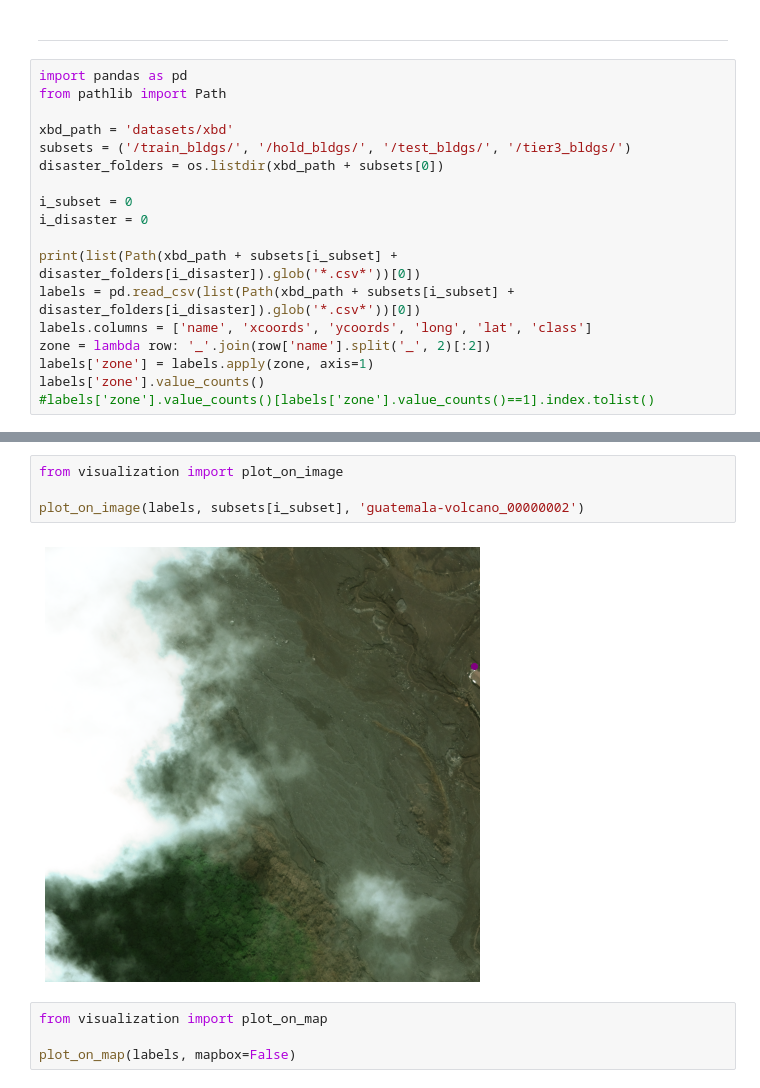
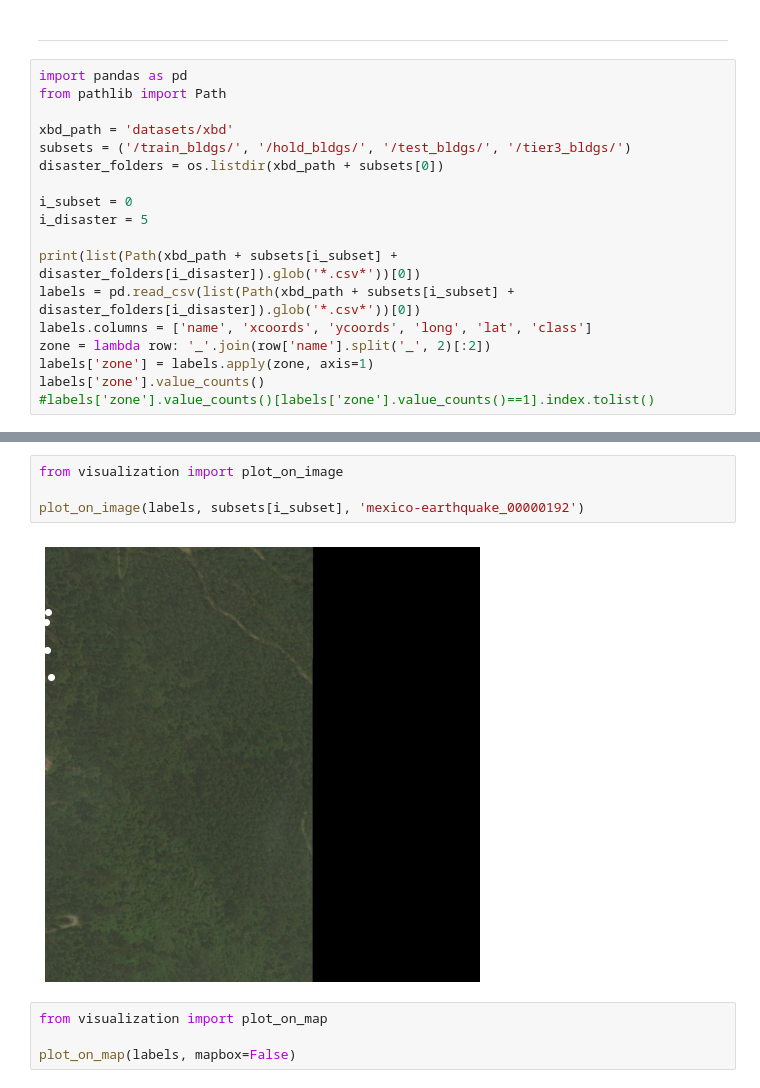
Before and after one commit to ali-ism/GCN-Disaster-Damage-thesis, a Jupyter notebook: playground.ipynb, the cells around one changed output, grey strips where cells are left out. Drawn from its saved outputs; the diff is of its cells as text.

```diff
--- a/playground.ipynb
+++ b/playground.ipynb
@@ -103,7 +103,7 @@ subsets = ('/train_bldgs/', '/hold_bldgs/', '/test_bldgs/', '/tier3_bldgs/')
 disaster_folders = os.listdir(xbd_path + subsets[0])
 
 i_subset = 0
-i_disaster = 0
+i_disaster = 5
 
 print(list(Path(xbd_path + subsets[i_subset] + disaster_folders[i_disaster]).glob('*.csv*'))[0])
 labels = pd.read_csv(list(Path(xbd_path + subsets[i_subset] + disaster_folders[i_disaster]).glob('*.csv*'))[0])
@@ -135,9 +129,9 @@ Name: zone, dtype: int64
 # %%
 from visualization import plot_on_image
 
-plot_on_image(labels, subsets[i_subset], 'guatemala-volcano_00000002')
+plot_on_image(labels, subsets[i_subset], 'mexico-earthquake_00000192')
 # %% [output]
-[figure, old version]
+[figure, new version]
 # %%
 from visualization import plot_on_map
 
```
Also changed, not shown: parts of 2 cells of this notebook, 2 other files.
